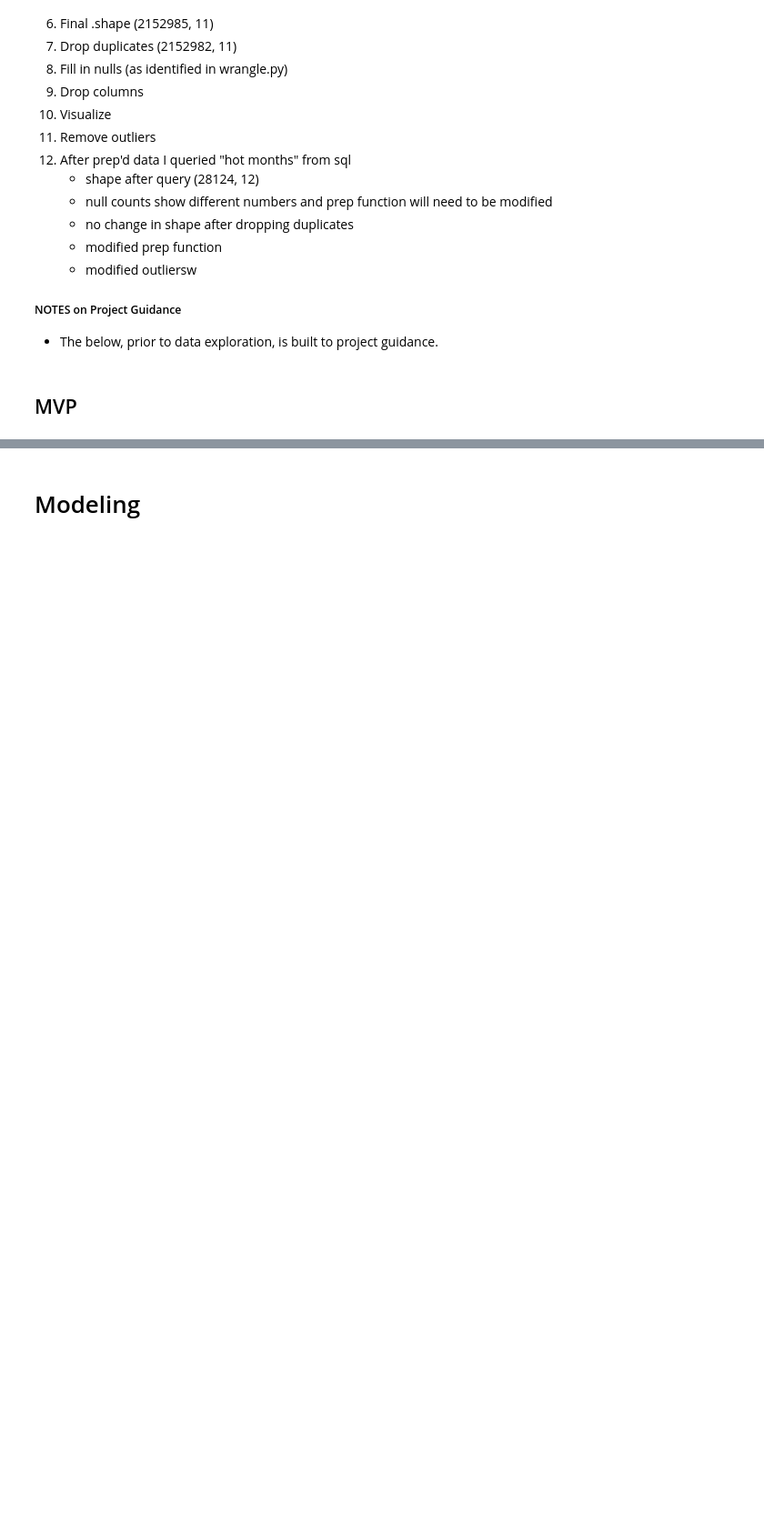
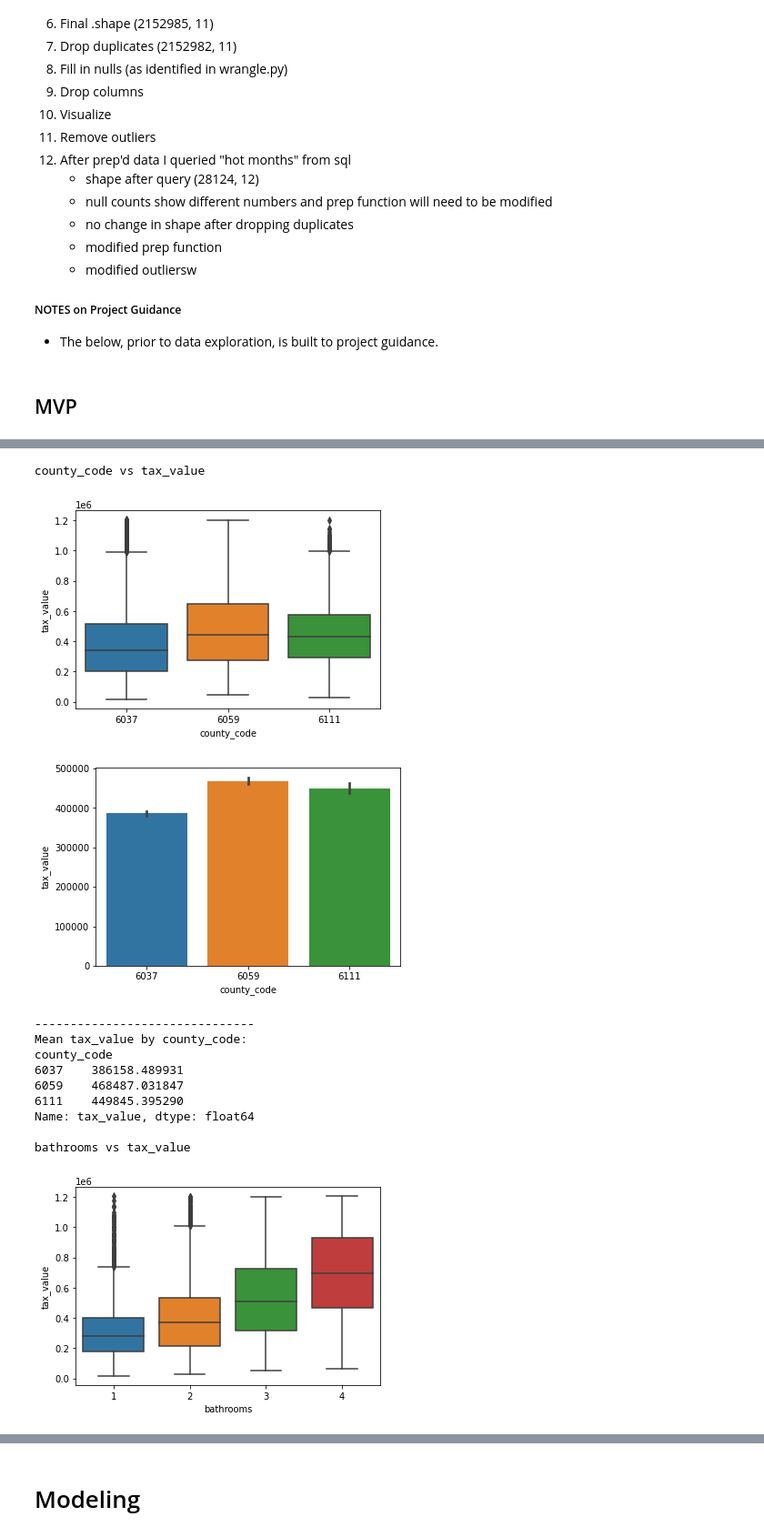
Before and after one commit to hrodjr/estimating_home_value_regression_project, a Jupyter notebook: scratch_notebook.ipynb, the cells around one changed output, grey strips where cells are left out. Shown at 91% size. Cells and saved outputs as stored; diff of their text form; code cells hidden in the pictures; blank space fills up the shorter version.

```diff
--- a/scratch_notebook.ipynb
+++ b/scratch_notebook.ipynb
@@ -257,3 +245,18 @@ explore.explore_univariate(train, cat_vars, quant_vars)
 # %%
 #exploring split
-explore.explore_bivariate(train, target, cat_vars, quant_vars)
+#FIPS VS TAX_value
+explore.exp_bivariate_categorical('tax_value', ['county_code', 'bathrooms', 'bedrooms'], train)
+# %% [output]
+county_code vs tax_value
+[figure, added]
+[figure, added]
+-------------------------------
+Mean tax_value by county_code:
+county_code
+6037    386158.489931
+6059    468487.031847
+6111    449845.395290
+Name: tax_value, dtype: float64
+
+bathrooms vs tax_value
+[figure, added]
```
Also changed, not shown: parts of 50 cells of this notebook, 3 other files.
